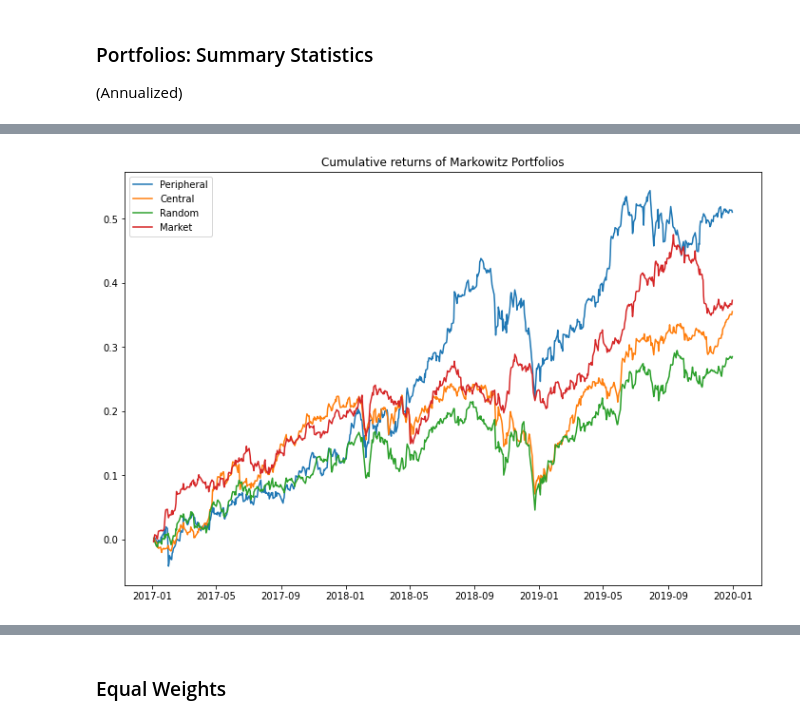
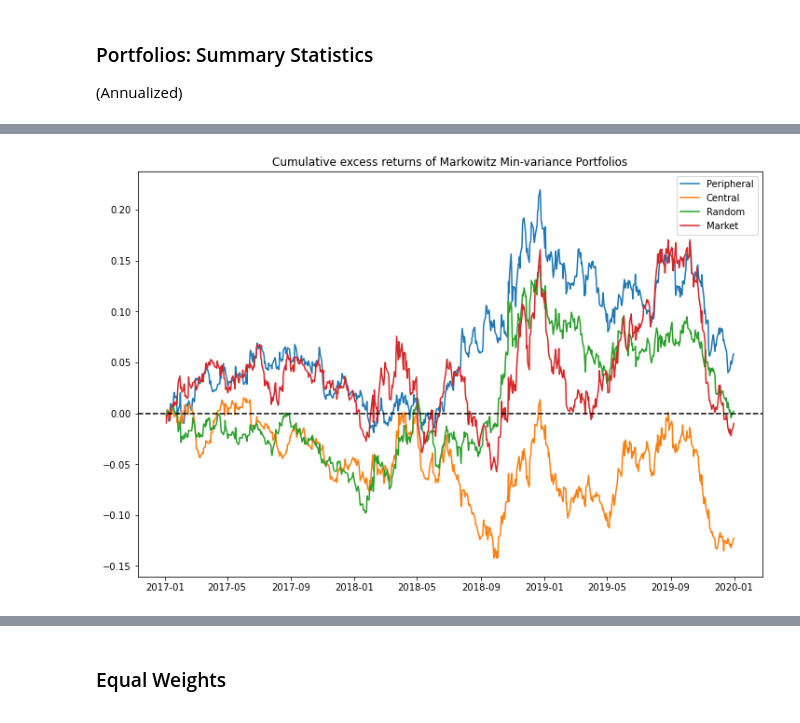
Before and after one commit to jw6602/GC-Project, a Jupyter notebook: backtest.ipynb, the cells around one changed output, grey strips where cells are left out. Saved outputs shown, nothing was run; the diff lists cells and outputs as text; code cells hidden in the pictures.

```diff
--- a/backtest.ipynb
+++ b/backtest.ipynb
@@ -53,8 +54,8 @@ plt.show()
 [figure]
 # %%
 # XY centrality ranking; computed in the previous workbook
-#XY_rankings = pd.read_csv("data/XY_rankings.csv", index_col='Date', parse_dates=True)
-XY_rankings = pd.read_csv("data/XY_rankings_126.csv", index_col='Date', parse_dates=True)
+XY_rankings = pd.read_csv("data/XY_rankings.csv", index_col='Date', parse_dates=True)
+#XY_rankings = pd.read_csv("data/XY_rankings_126.csv", index_col='Date', parse_dates=True)
 print(XY_rankings.info())
 
 # quarterly rebalanced XY ranking
@@ -336 +333,15 @@ markowitz_betas
  'Market': 0.2754327382530214}
+# %%
+portfolio_names = ['Peripheral', 'Central', 'Random', 'Market']
+
+plt.figure(figsize=(12,8))
+#plt.title('Cumulative excess returns of Markowitz Min-variance Portfolios')
+plt.title('Cumulative returns of Markowitz Min-variance Portfolios')
+
+for name in portfolio_names:
+    #plt.plot(XS_returns[name].cumsum(), label=name)
+    plt.plot(back_results[name].cumsum(), label=name)
+
+#plt.plot(back_results.cumsum(), label=portfolio_names)
+plt.legend()
+plt.show();
@@ -337,12 +350,12 @@ markowitz_betas
 # %%
 plt.figure(figsize=(12,8))
-plt.title('Cumulative returns of Markowitz Min-variance Portfolios')
-portfolio_names = ['Peripheral', 'Central', 'Random', 'Market']
-#plt.plot(back_results.cumsum(), label=portfolio_names)
+plt.title('Cumulative excess returns of Markowitz Min-variance Portfolios')
 for name in portfolio_names:
-    plt.plot(back_results[name].cumsum(), label=name)
+    plt.plot(XS_returns[name].cumsum(), label=name)
 
+plt.axhline(0, c='k', linestyle='--')
 plt.legend()
+#plt.savefig('data/testsavefig.png')
 plt.show();
 # %% [output]
-[figure, old version]
+[figure, new version]
```
Also changed, not shown: parts of 33 cells of this notebook.
